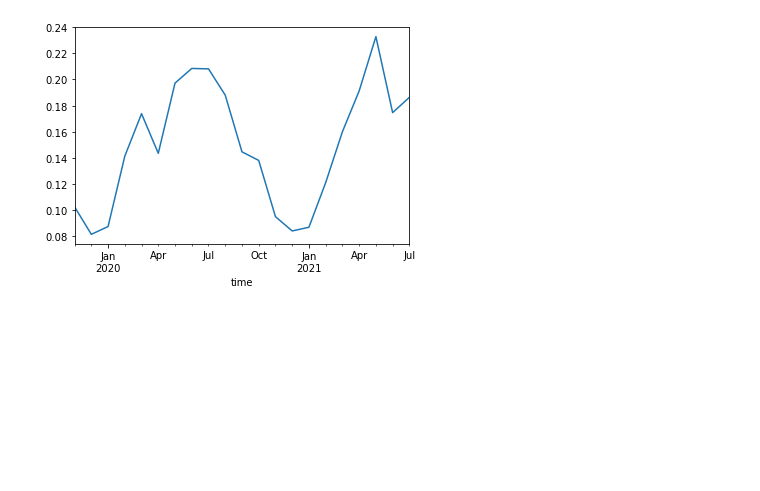
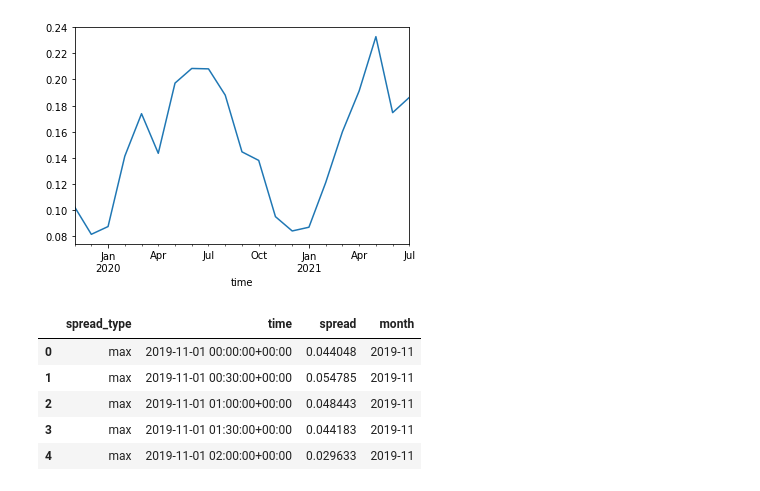
Before and after one commit to AyrtonB/WPD-Hackathon, a Jupyter notebook: nbs/03b-eda.ipynb, the cells around one changed output. Cells and saved outputs as stored; diff of their text form; code cells hidden in the pictures; blank space fills up the shorter version.

```diff
--- a/nbs/03b-eda.ipynb
+++ b/nbs/03b-eda.ipynb
@@ -45,3 +73,23 @@ s_avg_to_max.resample('MS').mean().plot() # should do the mean and max/min, will
 # %% [output]
 <AxesSubplot:xlabel='time'>
 [figure]
+# %%
+df_spread = (
+    (df_target['value_max'] - df_features['value'])
+    .to_frame()
+    .rename(columns={0: 'max'})
+    .assign(min=df_target['value_min'] - df_features['value'])
+    .unstack()
+    .reset_index()
+    .rename(columns={'level_0': 'spread_type', 0: 'spread'})
+    .pipe(lambda df: df.assign(month=pd.to_datetime(df['time']).dt.strftime('%Y-%m')))
+)
+
+df_spread.head()
+# %% [output]
+|  | spread_type | time | spread | month |
+| 0 | max | 2019-11-01 00:00:00+00:00 | 0.044048 | 2019-11 |
+| 1 | max | 2019-11-01 00:30:00+00:00 | 0.054785 | 2019-11 |
+| 2 | max | 2019-11-01 01:00:00+00:00 | 0.048443 | 2019-11 |
+| 3 | max | 2019-11-01 01:30:00+00:00 | 0.044183 | 2019-11 |
+| 4 | max | 2019-11-01 02:00:00+00:00 | 0.029633 | 2019-11 |
```
Also changed, not shown: parts of 7 cells of this notebook, 5 other files.
